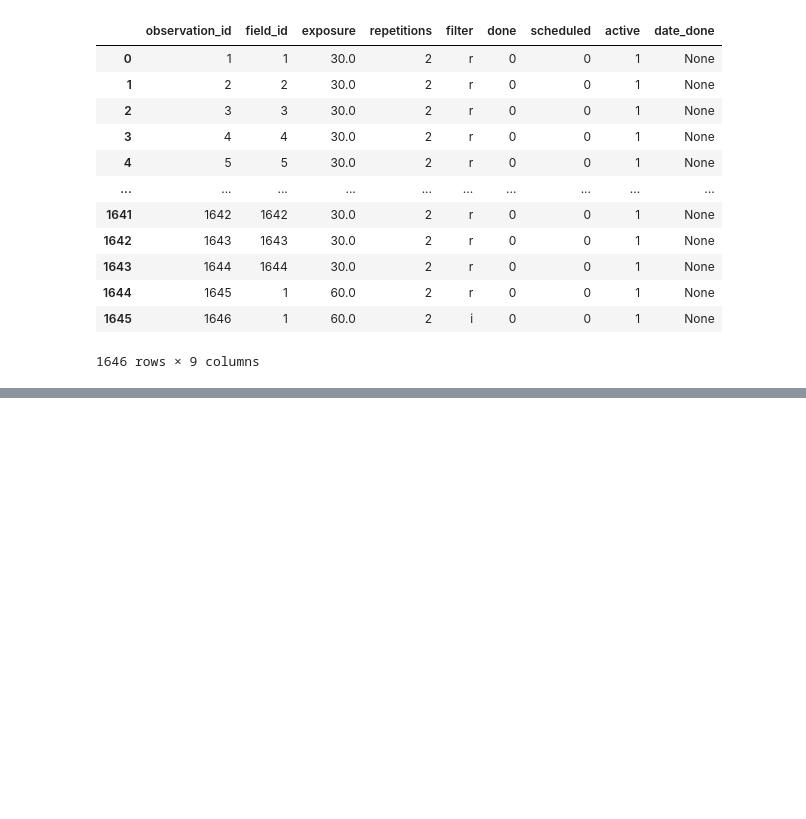
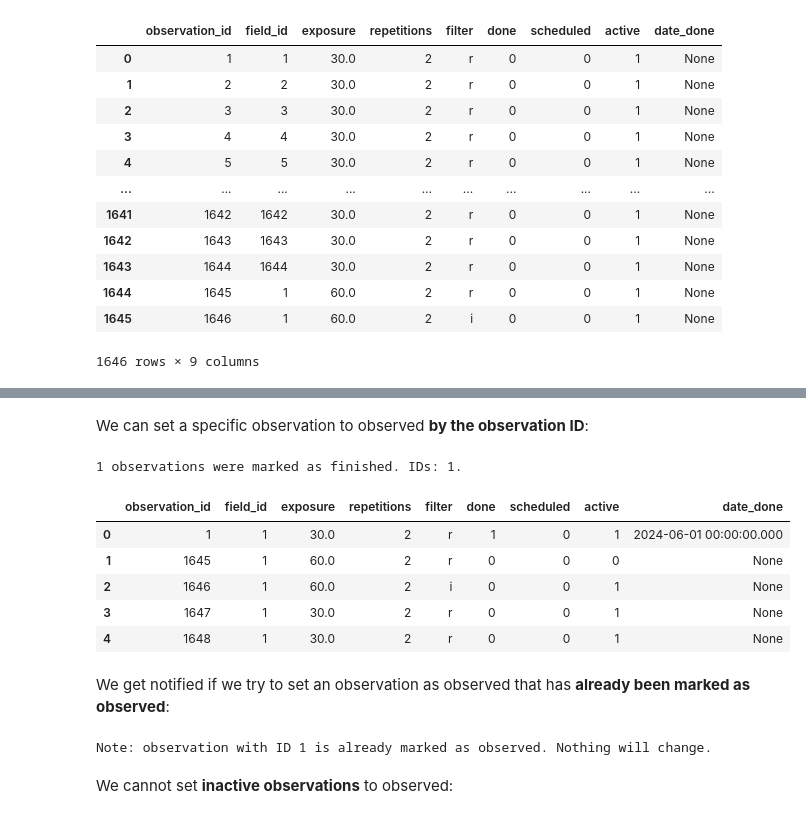
Before and after one commit to skiehl/pasiphae-survey-planner, a Jupyter notebook: Doc_DBManagers.ipynb, the cells around one changed output, grey strips where cells are left out. Drawn from its saved outputs; the diff is of its cells as text; code cells hidden in the pictures; blank space fills up the shorter version.

```diff
--- a/Doc_DBManagers.ipynb
+++ b/Doc_DBManagers.ipynb
@@ -690,0 +750,22 @@ DataFrame(manager.get_observations(field_id=None, active=None))
+# %% [markdown]
+We can set a specific observation to observed **by the observation ID**:
+# %%
+manager.set_observed(observation_id=1, date='2024-06-01 00:00:00')
+print('')
+DataFrame(manager.get_observations(field_id=1, active=None))
+# %% [output]
+1 observations were marked as finished. IDs: 1.
+|  | observation_id | field_id | exposure | repetitions | filter | done | scheduled | active | date_done |
+| 0 | 1 | 1 | 30.0 | 2 | r | 1 | 0 | 1 | 2024-06-01 00:00:00.000 |
+| 1 | 1645 | 1 | 60.0 | 2 | r | 0 | 0 | 0 | None |
+| 2 | 1646 | 1 | 60.0 | 2 | i | 0 | 0 | 1 | None |
+| 3 | 1647 | 1 | 30.0 | 2 | r | 0 | 0 | 1 | None |
+| 4 | 1648 | 1 | 30.0 | 2 | r | 0 | 0 | 1 | None |
+# %% [markdown]
+We get notified if we try to set an observation as observed that has **already been marked as observed**:
+# %%
+manager.set_observed(observation_id=1, date='2024-06-01 00:00:00')
+# %% [output]
+Note: observation with ID 1 is already marked as observed. Nothing will change.
+# %% [markdown]
+We cannot set **inactive observations** to observed:
```
Also changed, not shown: parts of 38 cells of this notebook, 1 other file.
